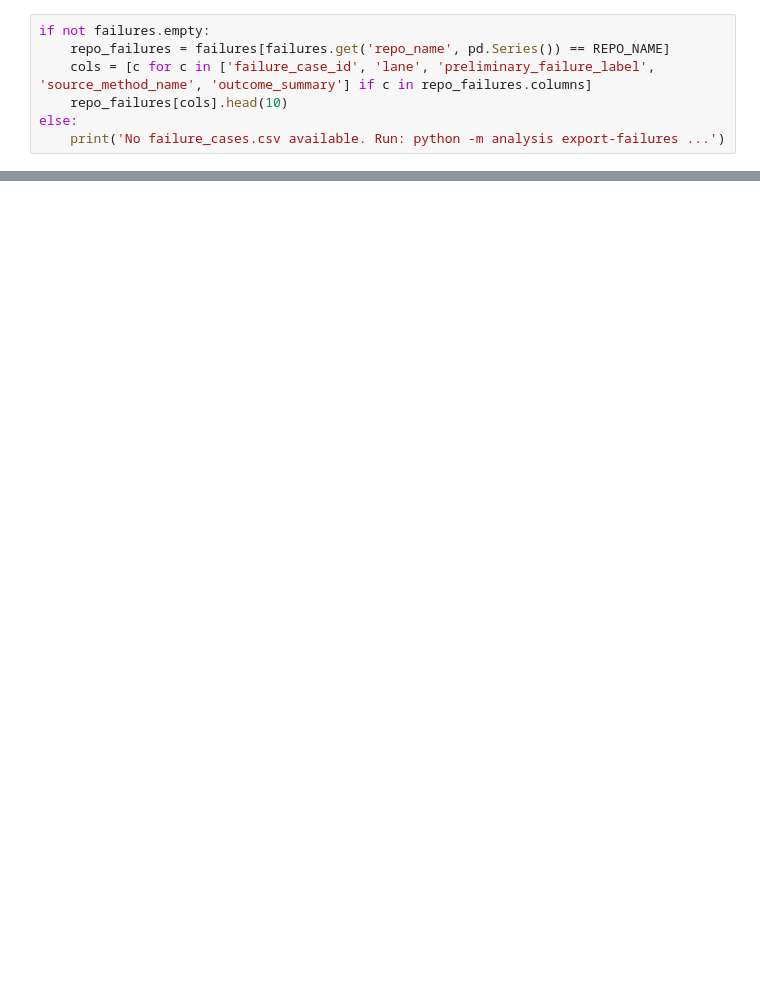
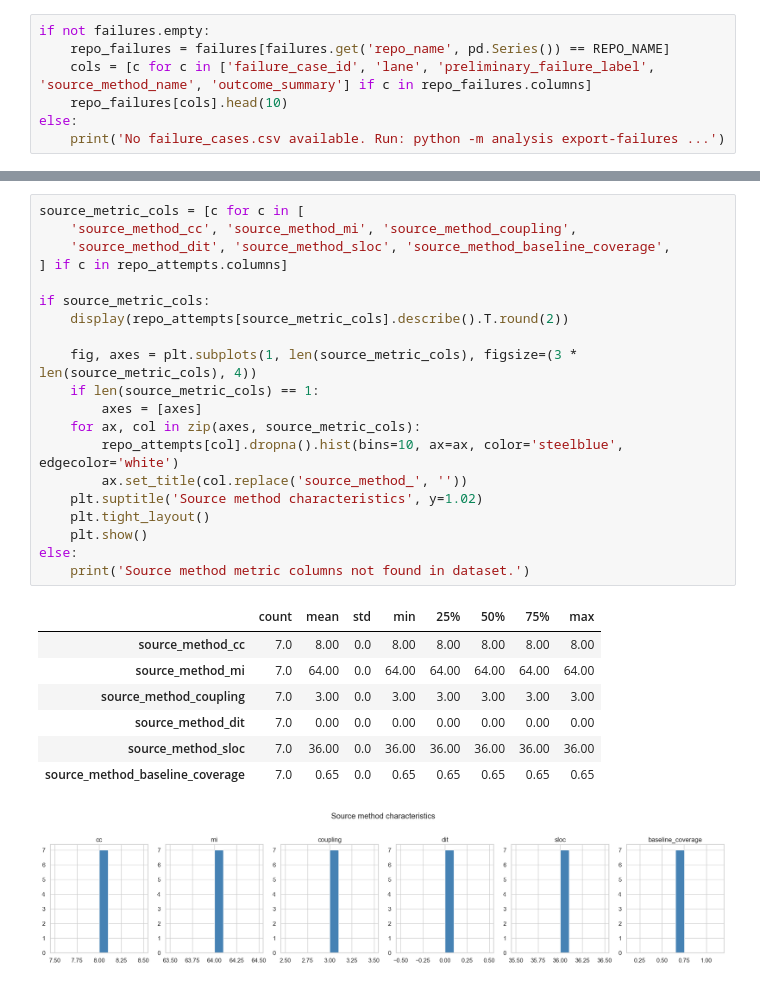
Before and after one commit to consulthunter/TestMap, a Jupyter notebook: Analysis/notebooks/01_repository_evaluation.ipynb, the cells around one changed output, grey strips where cells are left out. Drawn from its saved outputs; the diff is of its cells as text; blank space fills up the shorter version.

```diff
--- a/Analysis/notebooks/01_repository_evaluation.ipynb
+++ b/Analysis/notebooks/01_repository_evaluation.ipynb
@@ -135,0 +352,29 @@ print(json.dumps(overview, indent=2, default=str))
+# %%
+source_metric_cols = [c for c in [
+    'source_method_cc', 'source_method_mi', 'source_method_coupling',
+    'source_method_dit', 'source_method_sloc', 'source_method_baseline_coverage',
+] if c in repo_attempts.columns]
+
+if source_metric_cols:
+    display(repo_attempts[source_metric_cols].describe().T.round(2))
+
+    fig, axes = plt.subplots(1, len(source_metric_cols), figsize=(3 * len(source_metric_cols), 4))
+    if len(source_metric_cols) == 1:
+        axes = [axes]
+    for ax, col in zip(axes, source_metric_cols):
+        repo_attempts[col].dropna().hist(bins=10, ax=ax, color='steelblue', edgecolor='white')
+        ax.set_title(col.replace('source_method_', ''))
+    plt.suptitle('Source method characteristics', y=1.02)
+    plt.tight_layout()
+    plt.show()
+else:
+    print('Source method metric columns not found in dataset.')
+# %% [output]
+|  | count | mean | std | min | 25% | 50% | 75% | max |
+| source_method_cc | 7.0 | 8.00 | 0.0 | 8.00 | 8.00 | 8.00 | 8.00 | 8.00 |
+| source_method_mi | 7.0 | 64.00 | 0.0 | 64.00 | 64.00 | 64.00 | 64.00 | 64.00 |
+| source_method_coupling | 7.0 | 3.00 | 0.0 | 3.00 | 3.00 | 3.00 | 3.00 | 3.00 |
+| source_method_dit | 7.0 | 0.00 | 0.0 | 0.00 | 0.00 | 0.00 | 0.00 | 0.00 |
+| source_method_sloc | 7.0 | 36.00 | 0.0 | 36.00 | 36.00 | 36.00 | 36.00 | 36.00 |
+| source_method_baseline_coverage | 7.0 | 0.65 | 0.0 | 0.65 | 0.65 | 0.65 | 0.65 | 0.65 |
+[figure, added]
```
Also changed, not shown: parts of 33 cells of this notebook, 29 other files.
